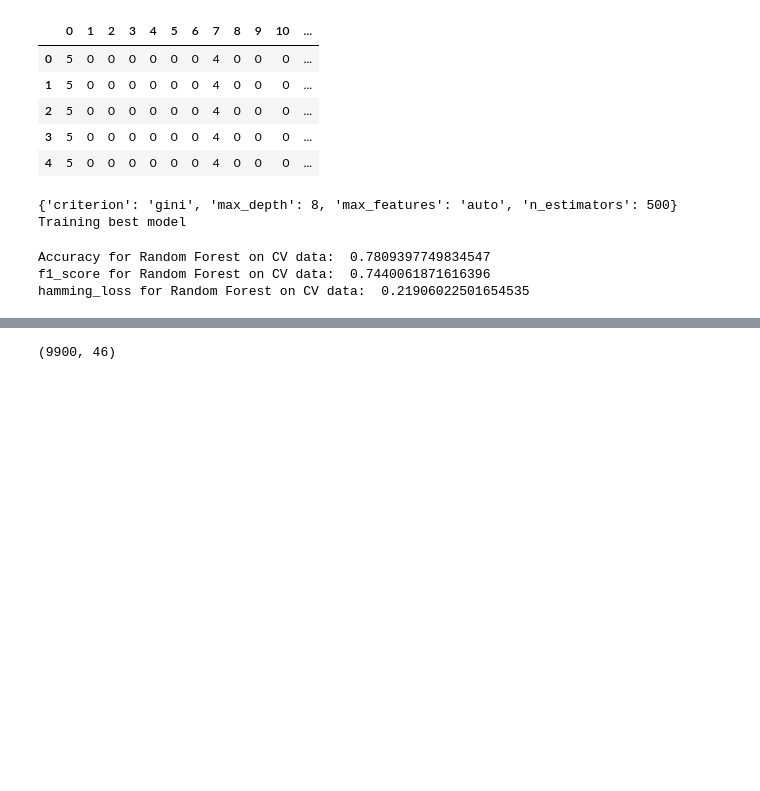
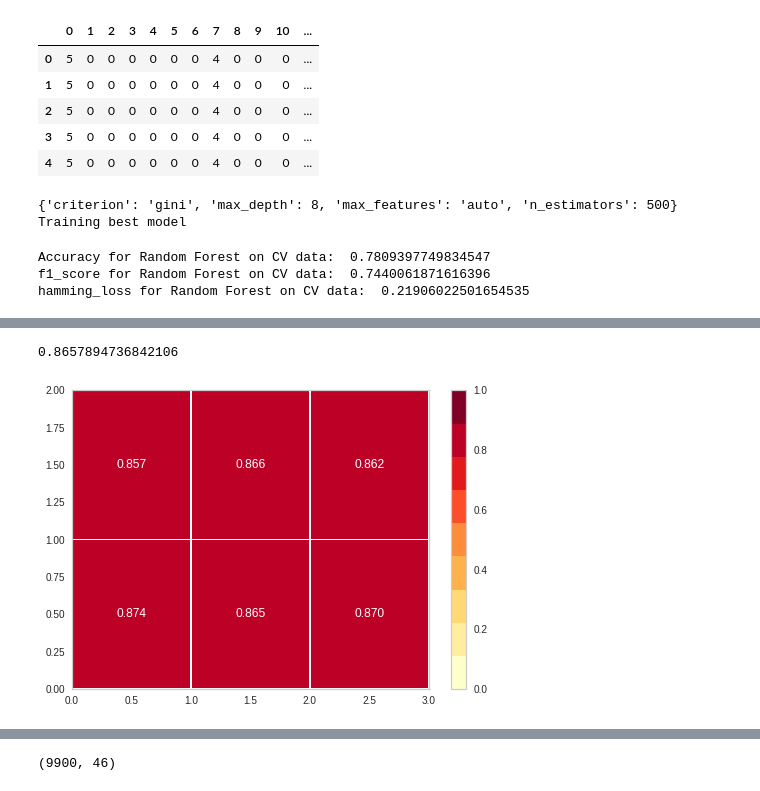
Before and after one commit to cqfn/aibolit, a Jupyter notebook: model/Pairwise.ipynb, the cells around one changed output, grey strips where cells are left out. Drawn from its saved outputs; the diff is of its cells as text; code cells hidden in the pictures; blank space fills up the shorter version.

```diff
--- a/model/Pairwise.ipynb
+++ b/model/Pairwise.ipynb
@@ -455,0 +585,11 @@ KeyboardInterrupt: ignored
+# %%
+viz = ClassificationReport(svm.SVC(**clf_svm.best_params_), classes=['less', 'larger'])
+viz.fit(X_train2, y_train2)
+viz.score(X_test2, y_test2)
+# viz.show()
+
+# predictions = clf_svm.best_estimator_.predict(X_test2)
+# classification_report(y_test2, predictions)
+# %% [output]
+0.8657894736842106
+[figure, added]
```
Also changed, not shown: parts of 51 cells of this notebook, 1 other file.
